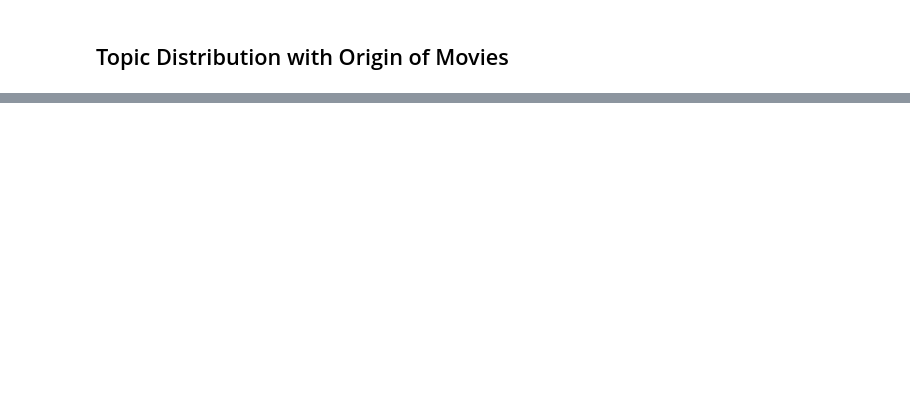
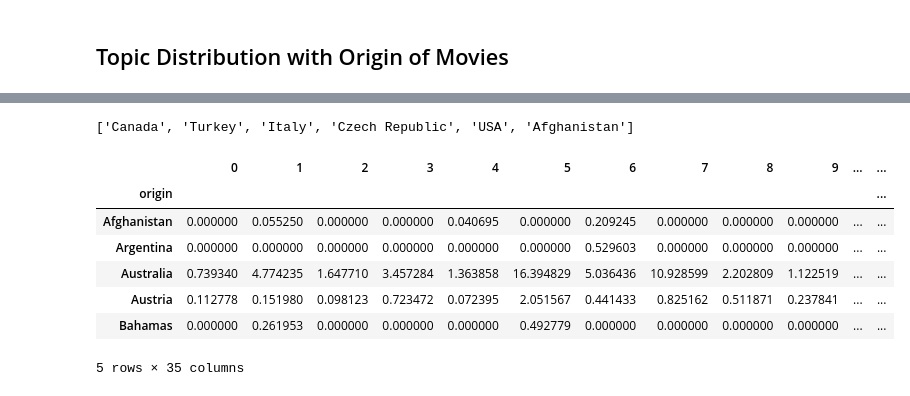
Before and after one commit to soorajmr/moviemeta, a Jupyter notebook: notebooks/popularity_visualization.ipynb, the cells around one changed output, grey strips where cells are left out. Saved outputs shown, nothing was run; the diff lists cells and outputs as text; code cells hidden in the pictures; blank space fills up the shorter version.

Commit message:
popularity_visualization

```diff
--- a/notebooks/popularity_visualization.ipynb
+++ b/notebooks/popularity_visualization.ipynb
@@ -328,10 +327,14 @@ Now we are going to investigate the topic distribution of popular movies with or
 # %%
-imdb_meta_top_df = pd.DataFrame()
+#filtering the topic matrix by popular movies
+imdb_topic_top_df = pd.DataFrame()
 
 for year in range(2001, 2015):
-    meta = get(imdb_meta_df, year)
-    top = get(topmovies_df, year)
-    #remove date from imdb title
-    titles = meta.title.apply(lambda x : x.split('(')[0].strip())
-    meta = meta[titles.isin(top.movie.tolist())]
-    imdb_meta_top_df = pd.concat([imdb_meta_top_df, meta])
+    for country in ['Germany','United States', 'United Kingdom', 'South Korea', 'Japan', 'Hong Kong']:
+        topic = get(imdb_topic_df, year)
+        top = get(topmovies_df, year,country)
+        #remove date from imdb title, compare lower cased titles
+        titles = topic.title.apply(lambda x : x.split('(')[0].strip().lower())
+        topic = topic[titles.isin([t.lower() for t in top.movie.tolist()])]
+        topic['country'] = country
+        imdb_topic_top_df = pd.concat([imdb_topic_top_df, topic])
+imdb_topic_top_df.head()
@@ -372,14 +348,0 @@ Hong Kong
-# %%
-with open(dropbox + "imdb/countries.list") as f:
-    countries = f.readlines()
-
-imdb_meta_top_df['origin'] = pd.Series(index=imdb_meta_top_df.index)
-for i,movie in enumerate(countries):
-    if movie[0] == '"':
-        continue
-    split = movie.split('\t')
-    title = split[0]
-    idx = imdb_meta_top_df[imdb_meta_top_df['title']== title].index
-    #if the title is in our dataframe add the country
-    if len(idx > 0):
-        imdb_meta_top_df.loc[[idx[0]],['origin']]= split[len(split)-1].replace('\n','')
@@ -430,0 +349,4 @@ imdb_topic_labels = {0:'love, family',
+# %%
+#merge two dataframes imdb_topic_top_df and imdb_meta_top_df
+imdb_top_origin_df = pd.merge(imdb_topic_top_df, imdb_meta_top_df, on='title')
+imdb_top_origin_df.head()
@@ -430,0 +361,21 @@ imdb_topic_labels = {0:'love, family',
+# %%
+#check the number
+origins=imdb_top_origin_df['origin'].tolist() #len(origins) = 3761
+origins = list(set(origins))  #after removing duplicate, len(origins) = 77
+origins[:6]
+# %% [output]
+['Canada', 'Turkey', 'Italy', 'Czech Republic', 'USA', 'Afghanistan']
+# %%
+grouped = imdb_top_origin_df.groupby('origin')
+# %%
+origin_topic_sum= grouped.sum()
+origin_topic_sum.head(5)
+# %% [output]
+|  | 0 | 1 | 2 | 3 | 4 | 5 | 6 | 7 | 8 | 9 | ... | ... |
+| origin |  |  |  |  |  |  |  |  |  |  |  | ... |
+| Afghanistan | 0.000000 | 0.055250 | 0.000000 | 0.000000 | 0.040695 | 0.000000 | 0.209245 | 0.000000 | 0.000000 | 0.000000 | ... | ... |
+| Argentina | 0.000000 | 0.000000 | 0.000000 | 0.000000 | 0.000000 | 0.000000 | 0.529603 | 0.000000 | 0.000000 | 0.000000 | ... | ... |
+| Australia | 0.739340 | 4.774235 | 1.647710 | 3.457284 | 1.363858 | 16.394829 | 5.036436 | 10.928599 | 2.202809 | 1.122519 | ... | ... |
+| Austria | 0.112778 | 0.151980 | 0.098123 | 0.723472 | 0.072395 | 2.051567 | 0.441433 | 0.825162 | 0.511871 | 0.237841 | ... | ... |
+| Bahamas | 0.000000 | 0.261953 | 0.000000 | 0.000000 | 0.000000 | 0.492779 | 0.000000 | 0.000000 | 0.000000 | 0.000000 | ... | ... |
+5 rows × 35 columns
```
Also changed, not shown: parts of 54 cells of this notebook.
